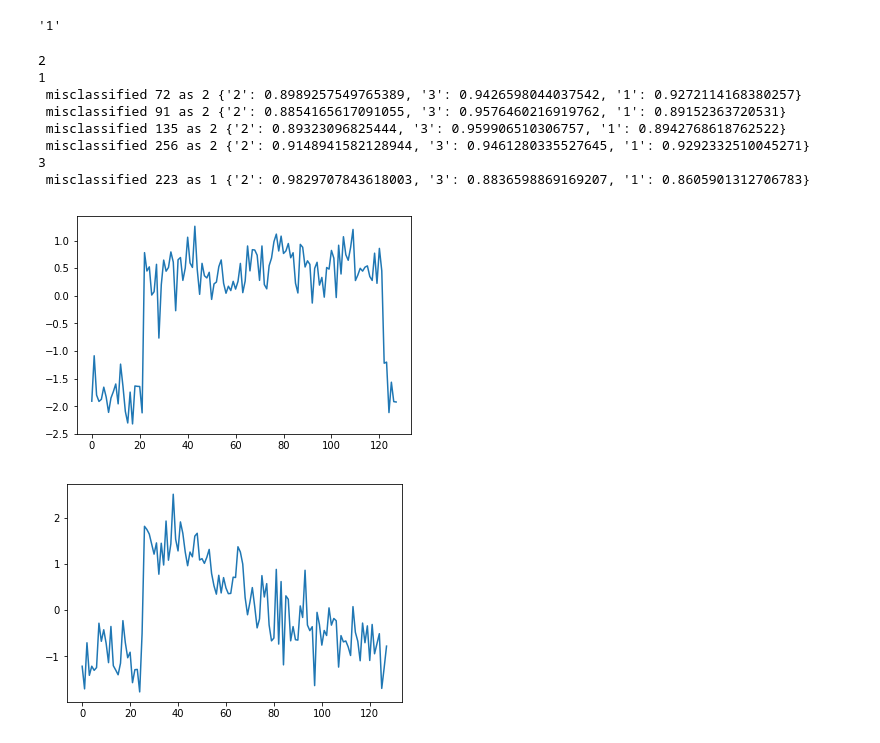
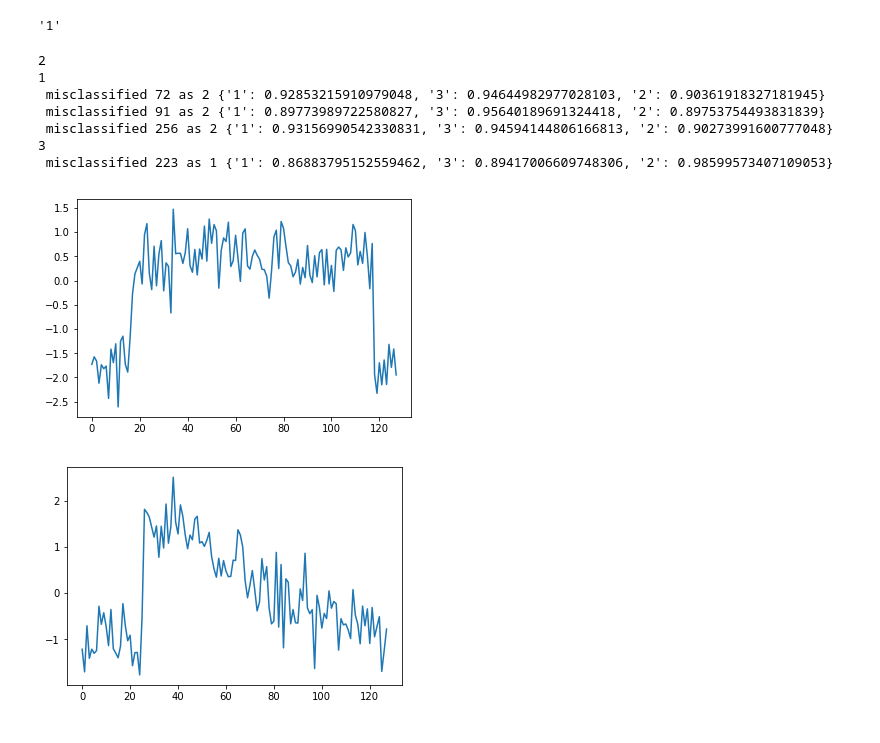
Before and after one commit to seninp/saxpy, a Jupyter notebook: jupyter/vsm.ipynb, the cells around one changed output. Drawn from its saved outputs; the diff is of its cells as text; code cells hidden in the pictures.

```diff
--- a/jupyter/vsm.ipynb
+++ b/jupyter/vsm.ipynb
@@ -218,5 +71,5 @@ print(cs, "; ", str(1-cs))
 # %%
-dt = read_data_file('resources/data/cbf/CBF_TEST')
+dt = read_ucr_data('resources/data/cbf/CBF_TEST')
 # %%
 import matplotlib.pyplot as plt
 import datetime
@@ -248,7 +101,7 @@ for cls in [*dt.copy()]:
     i = 0
     for s in dt[cls]:
         sim = cosine_similarity(vectors,
-                                series_to_wordbag(s, 30, 6, 6, "exact", 0.01))
+                                series_to_wordbag(s, 30, 6, 6, "none", 0.01))
         res = class_for_bag(sim)
         if res != cls:
             print(" misclassified", i, "as", res, sim)
@@ -256,20 +109,19 @@ for cls in [*dt.copy()]:
 # %% [output]
 2
 1
- misclassified 72 as 2 {'2': 0.8989257549765389, '3': 0.9426598044037542, '1': 0.9272114168380257}
- misclassified 91 as 2 {'2': 0.8854165617091055, '3': 0.9576460216919762, '1': 0.89152363720531}
- misclassified 135 as 2 {'2': 0.89323096825444, '3': 0.959906510306757, '1': 0.8942768618762522}
- misclassified 256 as 2 {'2': 0.9148941582128944, '3': 0.9461280335527645, '1': 0.9292332510045271}
+ misclassified 72 as 2 {'1': 0.92853215910979048, '3': 0.94644982977028103, '2': 0.90361918327181945}
+ misclassified 91 as 2 {'1': 0.89773989722580827, '3': 0.95640189691324418, '2': 0.89753754493831839}
+ misclassified 256 as 2 {'1': 0.93156990542330831, '3': 0.94594144806166813, '2': 0.90273991600777048}
 3
- misclassified 223 as 1 {'2': 0.9829707843618003, '3': 0.8836598869169207, '1': 0.8605901312706783}
+ misclassified 223 as 1 {'1': 0.86883795152559462, '3': 0.89417006609748306, '2': 0.98599573407109053}
 # %%
-series = dt['1'][256]
+series = dt['1'][72]
 x = np.arange(0, len(series))
 y = np.asarray(series)
 plt.plot(x,y)
 plt.show()
 # %% [output]
-[figure, old version]
+[figure, new version]
 # %%
 series = dt['3'][223]
 x = np.arange(0, len(series))
```
Also changed, not shown: parts of 24 cells of this notebook, 2 other files.
